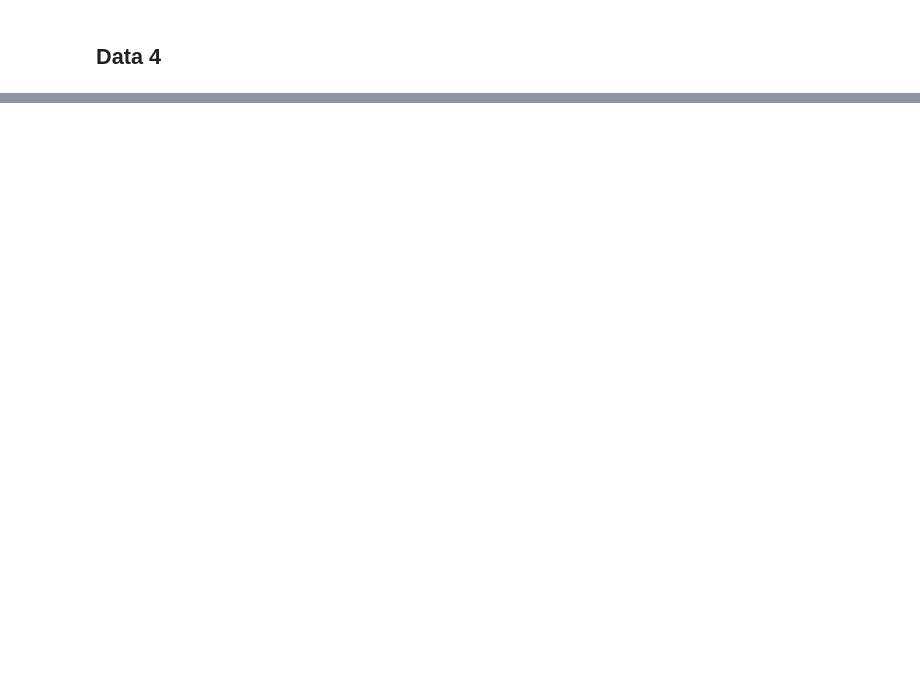
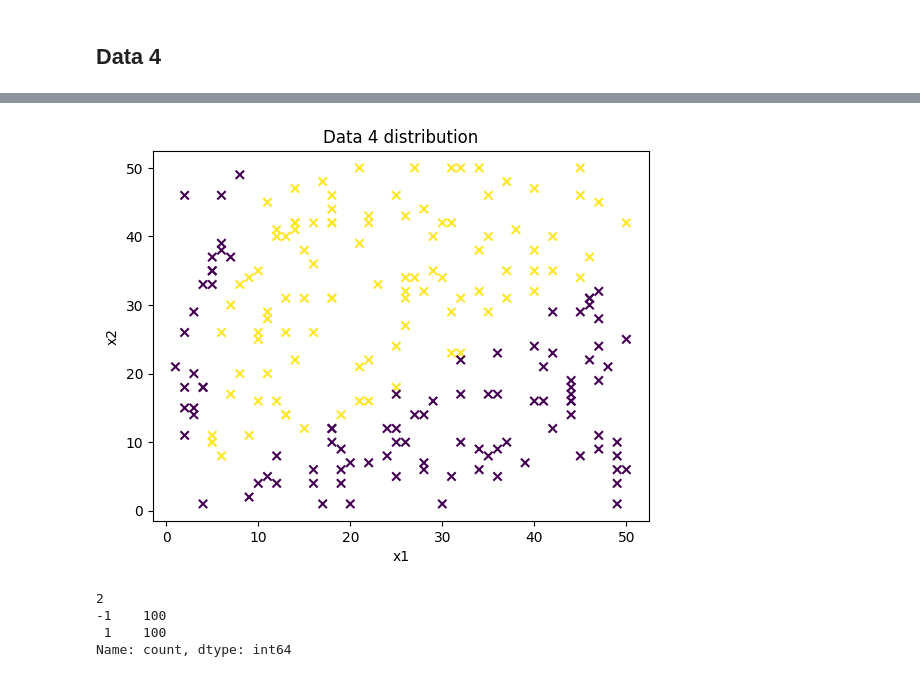
Before and after one commit to AbinashChetia/gda_ac, a Jupyter notebook: example.ipynb, the cells around one changed output, grey strips where cells are left out. Drawn from its saved outputs; the diff is of its cells as text; code cells hidden in the pictures; blank space fills up the shorter version.

```diff
--- a/example.ipynb
+++ b/example.ipynb
@@ -134,2 +134,6 @@ Trained weights: {1: array([-14.64839439,  23.91076248,   3.03837668,  26.174847
 # %% [markdown]
 ## Data 4
+# %%
+data4 = pd.read_csv('data/data4.csv', header=None)
+print(data4.shape)
+data4.head()
@@ -135,0 +148,18 @@ Trained weights: {1: array([-14.64839439,  23.91076248,   3.03837668,  26.174847
+# %%
+plt.scatter(data4[0], data4[1], marker='x', c=data4[2])
+plt.xlabel('x1')
+plt.ylabel('x2')
+plt.title('Data 4 distribution')
+plt.show()
+# %% [output]
+[figure, added]
+# %%
+data4 = data4.sample(frac=1).reset_index(drop=True)
+data4_x = data4.iloc[:, :-1]
+data4_y = data4.iloc[:, -1]
+data4_y.value_counts()
+# %% [output]
+2
+-1    100
+ 1    100
+Name: count, dtype: int64
```
Also changed, not shown: parts of 6 cells of this notebook, 3 other files.
